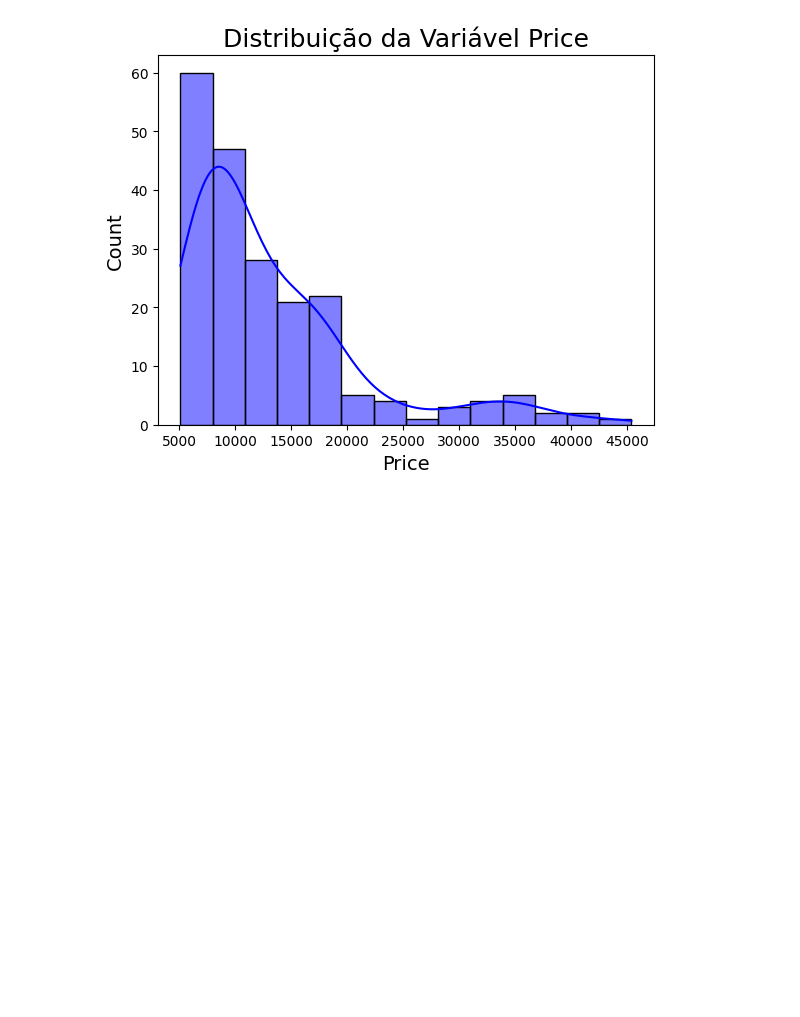
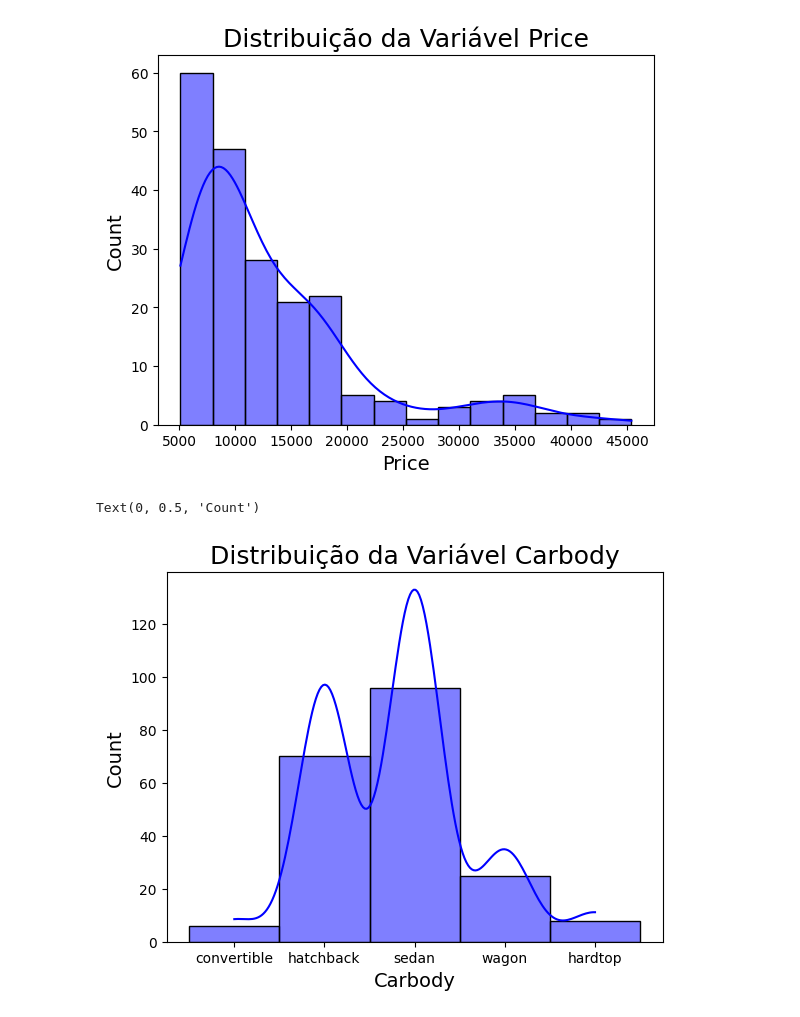
Before and after one commit to pedrohenribeiro/Inteligencia-Artificial, a Jupyter notebook: Lab3.ipynb, the cells around one changed output. Drawn from its saved outputs; the diff is of its cells as text; code cells hidden in the pictures; blank space fills up the shorter version.

```diff
--- a/Lab3.ipynb
+++ b/Lab3.ipynb
@@ -167,3 +170,11 @@ fig.set_ylabel('Count', size=14)
 # %% [output]
 Text(0, 0.5, 'Count')
 [figure]
+# %%
+fig = sns.histplot(data=df, x = 'carbody', kde=True, color='b')
+fig.set_title('Distribuição da Variável Carbody',size=18)
+fig.set_xlabel('Carbody', size=14)
+fig.set_ylabel('Count', size=14)
+# %% [output]
+Text(0, 0.5, 'Count')
+[figure, added]
```
Also changed, not shown: parts of 7 cells of this notebook.
